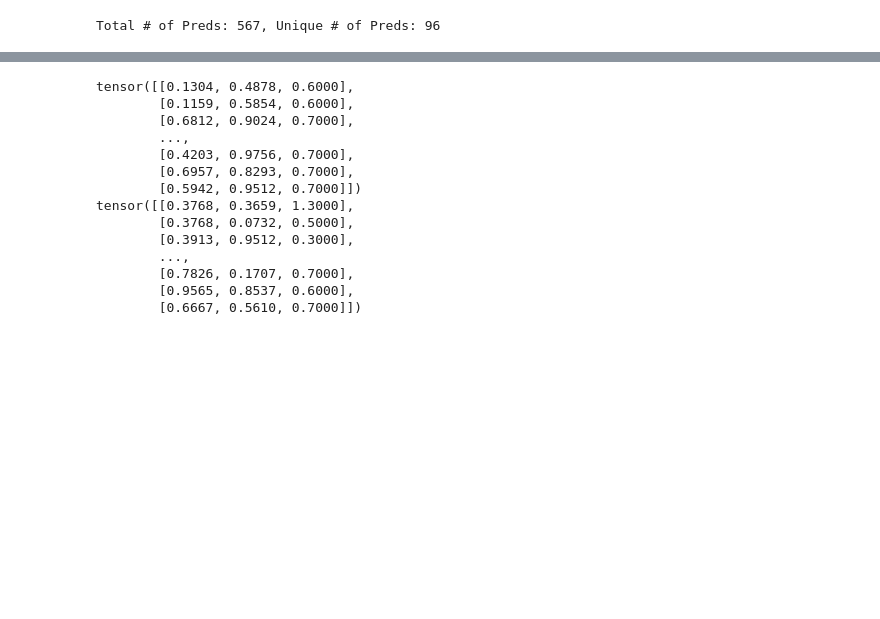
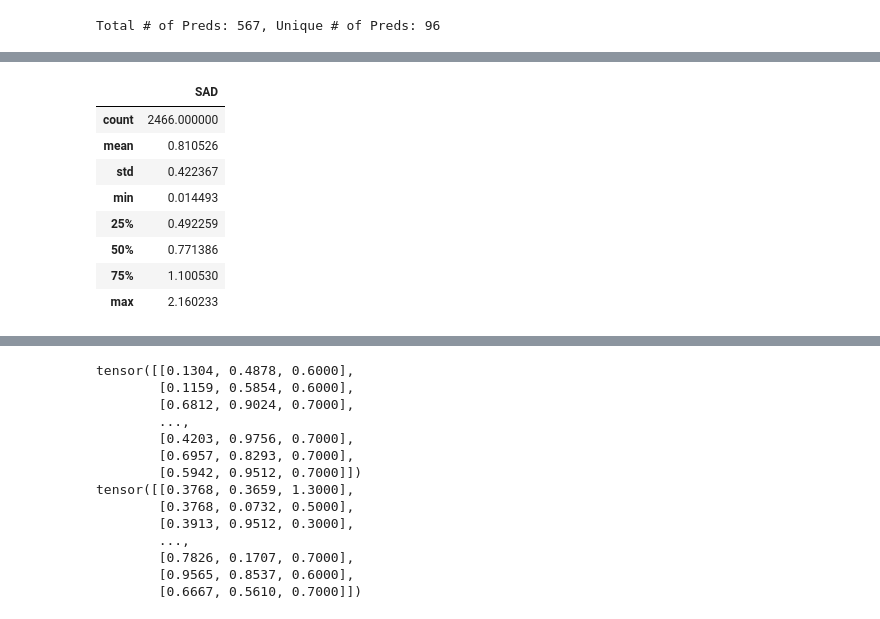
Before and after one commit to metamaterials-capstone-su-22/metamaterials_ai, a Jupyter notebook: src/notebooks/results.ipynb, the cells around one changed output, grey strips where cells are left out. Saved outputs shown, nothing was run; the diff lists cells and outputs as text; code cells hidden in the pictures; blank space fills up the shorter version.

```diff
--- a/src/notebooks/results.ipynb
+++ b/src/notebooks/results.ipynb
@@ -128,0 +136,12 @@ tensor([[0.1304, 0.4878, 0.6000,  ..., 0.3659, 1.3000, 1.0683],
+# %%
+sad_df[['SAD']].describe()
+# %% [output]
+|  | SAD |
+| count | 2466.000000 |
+| mean | 0.810526 |
+| std | 0.422367 |
+| min | 0.014493 |
+| 25% | 0.492259 |
+| 50% | 0.771386 |
+| 75% | 1.100530 |
+| max | 2.160233 |
```
Also changed, not shown: parts of 5 cells of this notebook, 1 other file.
